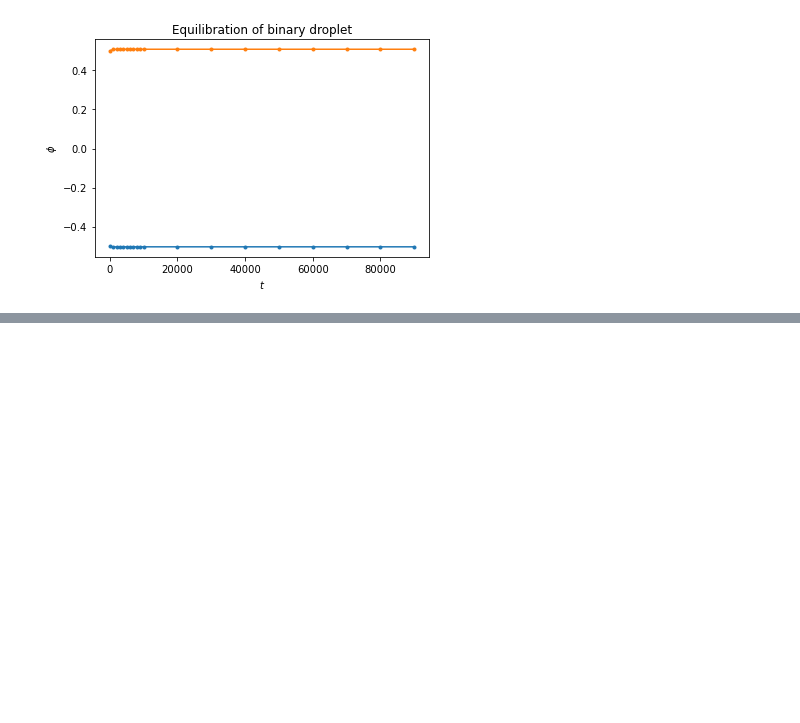
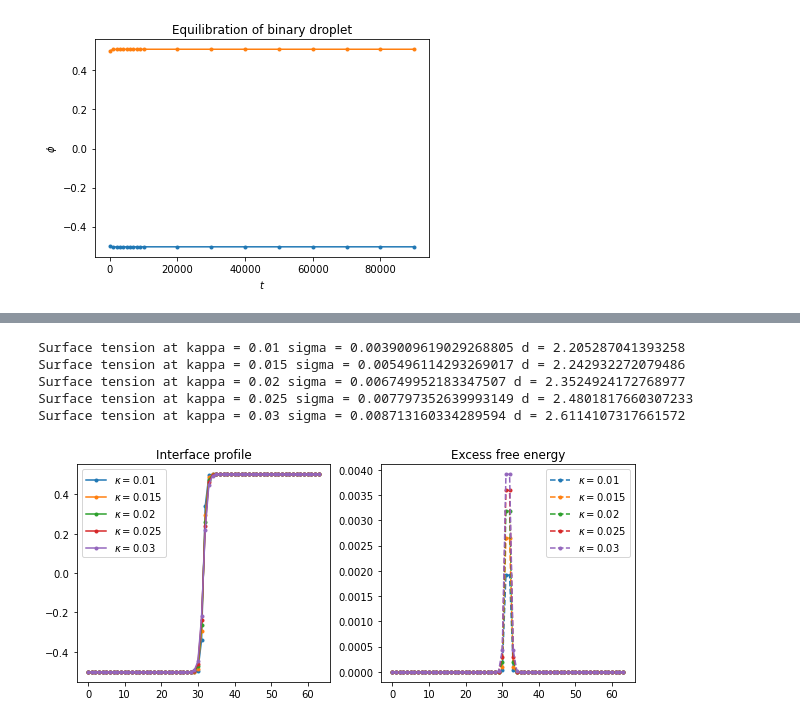
Before and after one commit to AMReX-FHD/LBMeX, a Jupyter notebook: GuidedTutorials/LBM/binary/Visualization.ipynb, the cells around one changed output, grey strips where cells are left out. Cells and saved outputs as stored; diff of their text form; code cells hidden in the pictures; blank space fills up the shorter version.

```diff
--- a/GuidedTutorials/LBM/binary/Visualization.ipynb
+++ b/GuidedTutorials/LBM/binary/Visualization.ipynb
@@ -209,0 +228,31 @@ plt.show()
+# %%
+stnum = []
+dnum = []
+fix, axes = plt.subplots(1,2, figsize=(10,4))
+for kappa in ks:
+    x, sol = profile(kappa)
+    phi = sol(x)[0]
+    dphi = sol(x)[1]
+    f = free_energy(np.full_like(x,1), phi, kappa)
+    f = f-f[-1]
+    sigma = surface_tension(kappa)
+    stnum.append(sigma)
+    phi0 = coexistence()
+    d = (phi[-1]-phi[0])/dphi[L//2]
+    dnum.append(d)
+    print("Surface tension at kappa = %.3g sigma ="%kappa,sigma,"d =",d)
+    axes[0].plot(phi,'.-',label='$\kappa=%.3g$'%kappa)
+    axes[1].plot(f,'.--',label='$\kappa=%.3g$'%kappa)
+stnum = np.array(stnum)
+dnum = np.array(dnum)
+for ax in axes: ax.legend()
+axes[0].set_title("Interface profile")
+axes[1].set_title("Excess free energy")
+plt.show()
+# %% [output]
+Surface tension at kappa = 0.01 sigma = 0.0039009619029268805 d = 2.205287041393258
+Surface tension at kappa = 0.015 sigma = 0.005496114293269017 d = 2.242932272079486
+Surface tension at kappa = 0.02 sigma = 0.006749952183347507 d = 2.3524924172768977
+Surface tension at kappa = 0.025 sigma = 0.007797352639993149 d = 2.4801817660307233
+Surface tension at kappa = 0.03 sigma = 0.008713160334289594 d = 2.6114107317661572
+[figure, added]
```
Also changed, not shown: parts of 8 cells of this notebook.
